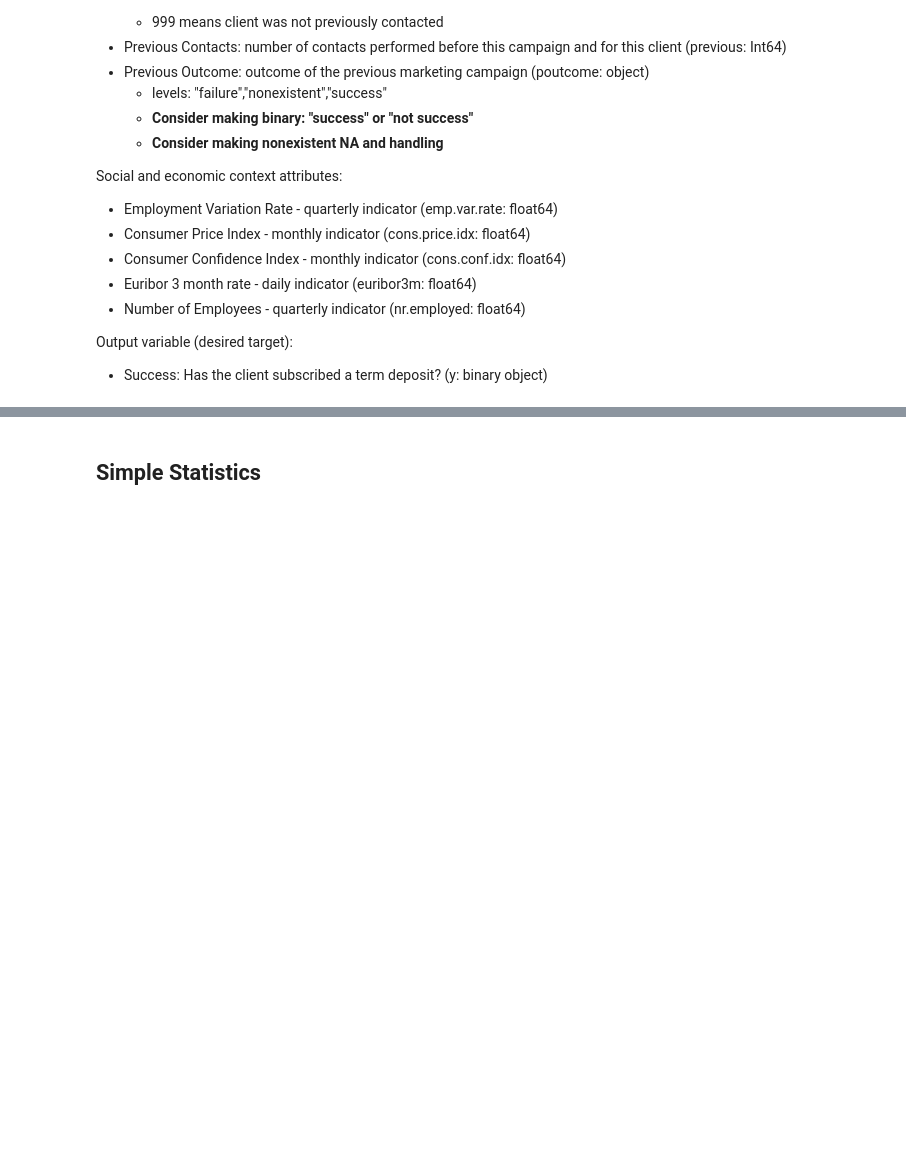
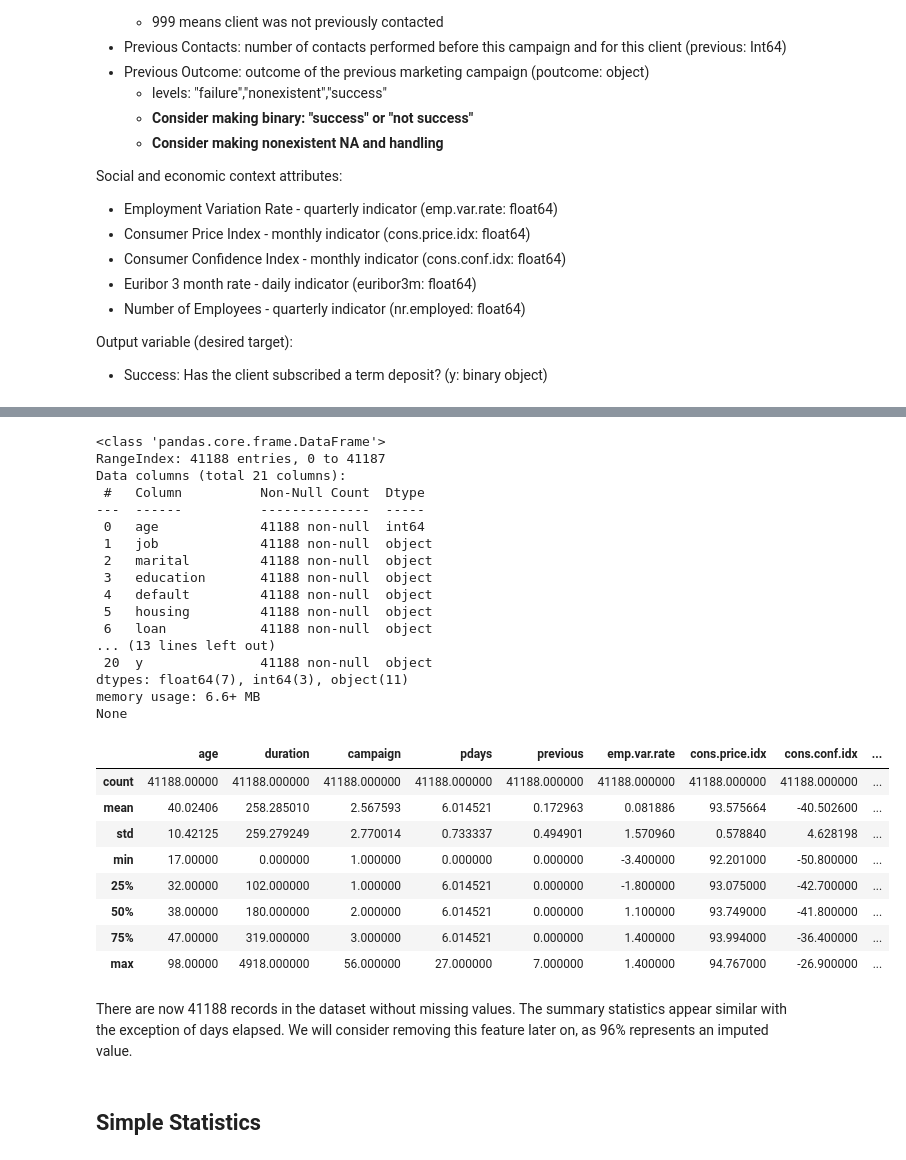
Before and after one commit to NickSager/DS7331_Projects, a Jupyter notebook: Lab01/Lab01.ipynb, the cells around one changed output, grey strips where cells are left out. Cells and saved outputs as stored; diff of their text form; code cells hidden in the pictures; blank space fills up the shorter version.

```diff
--- a/Lab01/Lab01.ipynb
+++ b/Lab01/Lab01.ipynb
@@ -101,3 +157,54 @@ NA values are coded as 'unknown' in the dataset. -Look into further, possibly im
+# %%
+# Change NA Categoricals to 'unknown'
+df['job'] = df['job'].fillna('unknown')
+df['marital'] = df['marital'].fillna('unknown')
+df['education'] = df['education'].fillna('unknown')
+
+# Change NA Credit history values to 'no'
+df['default'] = df['default'].fillna('no')
+df['housing'] = df['housing'].fillna('no')
+df['loan'] = df['loan'].fillna('no')
+
+# Change NA Previous Outcome to 'not contacted'
+df['poutcome'] = df['poutcome'].fillna('not contacted')
+
+# Change NA pdays to the mean
+df['pdays'] = df['pdays'].fillna(df['pdays'].mean())
+
+# Change NA Duration to '999'
+df['duration'] = df['duration'].fillna(999)
+
+print(df.info())
+df.describe()
+# %% [output]
+<class 'pandas.core.frame.DataFrame'>
+RangeIndex: 41188 entries, 0 to 41187
+Data columns (total 21 columns):
+ #   Column          Non-Null Count  Dtype
+---  ------          --------------  -----
+ 0   age             41188 non-null  int64
+ 1   job             41188 non-null  object
+ 2   marital         41188 non-null  object
+ 3   education       41188 non-null  object
+ 4   default         41188 non-null  object
+ 5   housing         41188 non-null  object
+ 6   loan            41188 non-null  object
+... (13 lines left out)
+ 20  y               41188 non-null  object
+dtypes: float64(7), int64(3), object(11)
+memory usage: 6.6+ MB
+None
+|  | age | duration | campaign | pdays | previous | emp.var.rate | cons.price.idx | cons.conf.idx | ... |
+| count | 41188.00000 | 41188.000000 | 41188.000000 | 41188.000000 | 41188.000000 | 41188.000000 | 41188.000000 | 41188.000000 | ... |
+| mean | 40.02406 | 258.285010 | 2.567593 | 6.014521 | 0.172963 | 0.081886 | 93.575664 | -40.502600 | ... |
+| std | 10.42125 | 259.279249 | 2.770014 | 0.733337 | 0.494901 | 1.570960 | 0.578840 | 4.628198 | ... |
+| min | 17.00000 | 0.000000 | 1.000000 | 0.000000 | 0.000000 | -3.400000 | 92.201000 | -50.800000 | ... |
+| 25% | 32.00000 | 102.000000 | 1.000000 | 6.014521 | 0.000000 | -1.800000 | 93.075000 | -42.700000 | ... |
+| 50% | 38.00000 | 180.000000 | 2.000000 | 6.014521 | 0.000000 | 1.100000 | 93.749000 | -41.800000 | ... |
+| 75% | 47.00000 | 319.000000 | 3.000000 | 6.014521 | 0.000000 | 1.400000 | 93.994000 | -36.400000 | ... |
+| max | 98.00000 | 4918.000000 | 56.000000 | 27.000000 | 7.000000 | 1.400000 | 94.767000 | -26.900000 | ... |
+# %% [markdown]
+There are now 41188 records in the dataset without missing values. The summary statistics appear similar with the exception of days elapsed. We will consider removing this feature later on, as 96% represents an imputed value.
 # %% [markdown]
 ## Simple Statistics
 # %%
```
Also changed, not shown: parts of 6 cells of this notebook, 1 other file.
